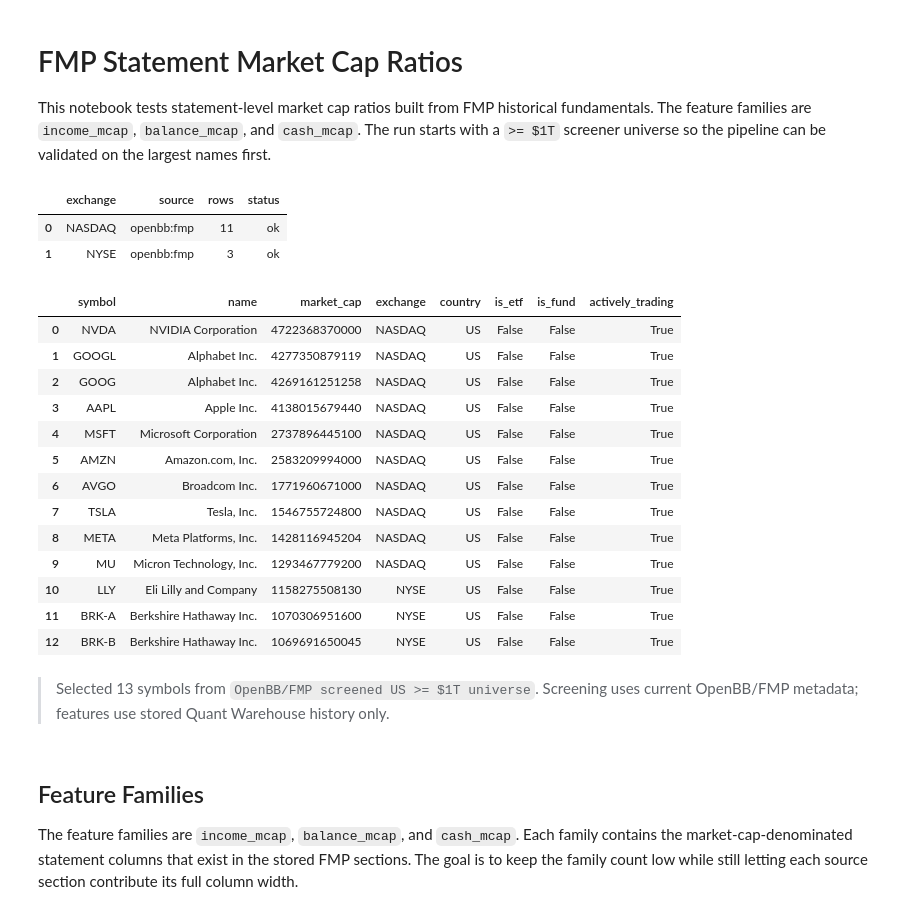
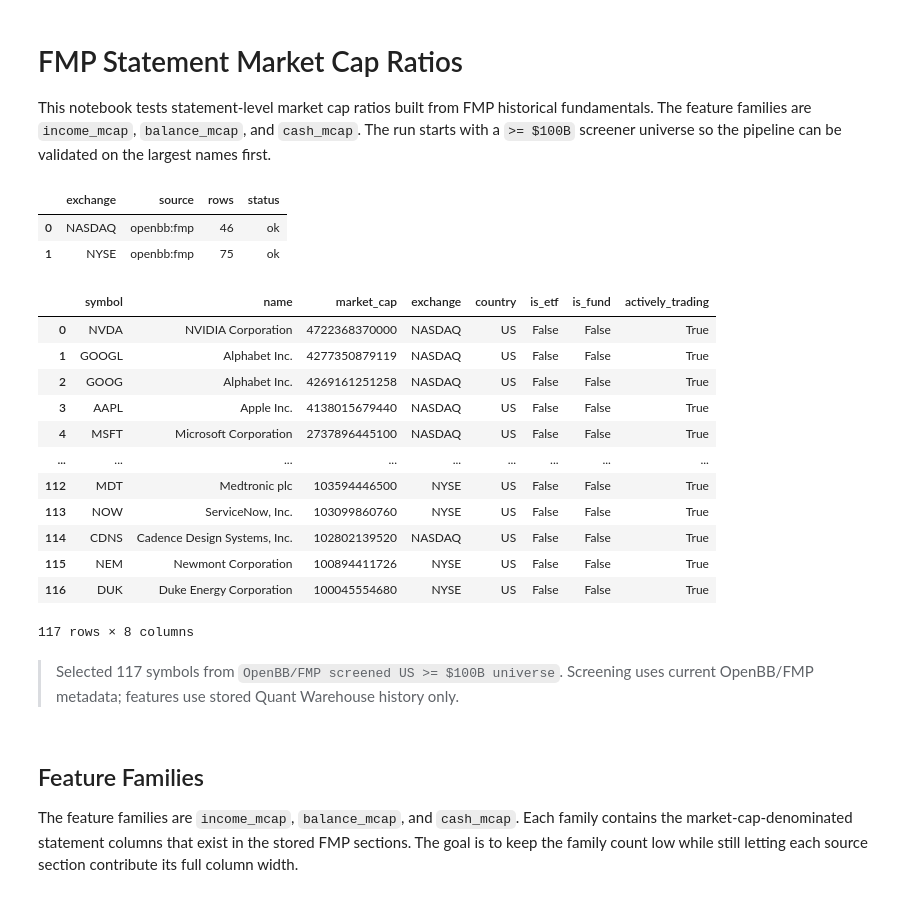
Before and after one commit to quantarb/quant-warehouse, a Jupyter notebook: notebooks/data_providers/fmp/income_mcap_ratios.ipynb, the cells around one changed output. Saved outputs shown, nothing was run; the diff lists cells and outputs as text; code cells hidden in the pictures.

Commit message:
Expand statement market cap ratios to 100B universe

```diff
--- a/notebooks/data_providers/fmp/income_mcap_ratios.ipynb
+++ b/notebooks/data_providers/fmp/income_mcap_ratios.ipynb
@@ -1,7 +1,7 @@
 # %% [markdown]
 # FMP Statement Market Cap Ratios
 
-This notebook tests statement-level market cap ratios built from FMP historical fundamentals. The feature families are `income_mcap`, `balance_mcap`, and `cash_mcap`. The run starts with a `>= $1T` screener universe so the pipeline can be validated on the largest names first.
+This notebook tests statement-level market cap ratios built from FMP historical fundamentals. The feature families are `income_mcap`, `balance_mcap`, and `cash_mcap`. The run starts with a `>= $100B` screener universe so the pipeline can be validated on the largest names first.
 # %%
 
 from __future__ import annotations
@@ -31,8 +31,8 @@ pd.set_option("display.width", 220)
 pd.set_option("display.float_format", lambda value: f"{value:,.4f}")
 
 PROVIDER = "fmp"
-ANALYSIS_LABEL = "OpenBB/FMP screened US >= $1T universe"
-SCREEN_MARKET_CAP_MIN = 1_000_000_000_000
+ANALYSIS_LABEL = "OpenBB/FMP screened US >= $100B universe"
+SCREEN_MARKET_CAP_MIN = 100_000_000_000
 SCREEN_COUNTRY = "US"
 SCREEN_EXCHANGES = ("NASDAQ", "NYSE")
 SCREEN_LIMIT = 5_000
@@ -137,44 +137,43 @@ def fetch_screened_universe() -> tuple[pd.DataFrame, pd.DataFrame]:
         symbol = str(record.get("symbol") or "").strip().upper()
         history_ok, history_reason = has_required_warehouse_history(symbol)
         row = dict(record)
         row["warehouse_history_ok"] = history_ok
         row["warehouse_history_reason"] = history_reason
         rows.append(row)
 
     screened = pd.DataFrame(rows)
     eligible = screened.loc[screened["warehouse_history_ok"]].copy()
     eligible = eligible.sort_values("market_cap", ascending=False).reset_index(drop=True)
     return eligible, pd.DataFrame(fetch_rows)
 
 
 universe, screener_fetch_log = fetch_screened_universe()
 ANALYSIS_SYMBOLS = tuple(universe["symbol"].astype(str)) if not universe.empty else tuple()
 
 if not ANALYSIS_SYMBOLS:
     raise RuntimeError("OpenBB/FMP screener returned no warehouse-eligible symbols for the configured filters.")
 
 display(screener_fetch_log)
 display(universe[["symbol", "name", "market_cap", "exchange", "country", "is_etf", "is_fund", "actively_trading"]])
 display(Markdown(f"> Selected {len(ANALYSIS_SYMBOLS):,} symbols from `{ANALYSIS_LABEL}`. Screening uses current OpenBB/FMP metadata; features use stored Quant Warehouse history only."))
 # %% [output]
 |  | exchange | source | rows | status |
-| 0 | NASDAQ | openbb:fmp | 11 | ok |
-| 1 | NYSE | openbb:fmp | 3 | ok |
+| 0 | NASDAQ | openbb:fmp | 46 | ok |
+| 1 | NYSE | openbb:fmp | 75 | ok |
 |  | symbol | name | market_cap | exchange | country | is_etf | is_fund | actively_trading |
 | 0 | NVDA | NVIDIA Corporation | 4722368370000 | NASDAQ | US | False | False | True |
 | 1 | GOOGL | Alphabet Inc. | 4277350879119 | NASDAQ | US | False | False | True |
 | 2 | GOOG | Alphabet Inc. | 4269161251258 | NASDAQ | US | False | False | True |
 | 3 | AAPL | Apple Inc. | 4138015679440 | NASDAQ | US | False | False | True |
 | 4 | MSFT | Microsoft Corporation | 2737896445100 | NASDAQ | US | False | False | True |
-| 5 | AMZN | Amazon.com, Inc. | 2583209994000 | NASDAQ | US | False | False | True |
-| 6 | AVGO | Broadcom Inc. | 1771960671000 | NASDAQ | US | False | False | True |
-| 7 | TSLA | Tesla, Inc. | 1546755724800 | NASDAQ | US | False | False | True |
-| 8 | META | Meta Platforms, Inc. | 1428116945204 | NASDAQ | US | False | False | True |
-| 9 | MU | Micron Technology, Inc. | 1293467779200 | NASDAQ | US | False | False | True |
-| 10 | LLY | Eli Lilly and Company | 1158275508130 | NYSE | US | False | False | True |
-| 11 | BRK-A | Berkshire Hathaway Inc. | 1070306951600 | NYSE | US | False | False | True |
-| 12 | BRK-B | Berkshire Hathaway Inc. | 1069691650045 | NYSE | US | False | False | True |
+| ... | ... | ... | ... | ... | ... | ... | ... | ... |
+| 112 | MDT | Medtronic plc | 103594446500 | NYSE | US | False | False | True |
+| 113 | NOW | ServiceNow, Inc. | 103099860760 | NYSE | US | False | False | True |
+| 114 | CDNS | Cadence Design Systems, Inc. | 102802139520 | NASDAQ | US | False | False | True |
+| 115 | NEM | Newmont Corporation | 100894411726 | NYSE | US | False | False | True |
+| 116 | DUK | Duke Energy Corporation | 100045554680 | NYSE | US | False | False | True |
+117 rows × 8 columns
-> Selected 13 symbols from `OpenBB/FMP screened US >= $1T universe`. Screening uses current OpenBB/FMP metadata; features use stored Quant Warehouse history only.
+> Selected 117 symbols from `OpenBB/FMP screened US >= $100B universe`. Screening uses current OpenBB/FMP metadata; features use stored Quant Warehouse history only.
 # %% [markdown]
 ## Feature Families
 
```
Also changed, not shown: parts of 4 cells of this notebook.
